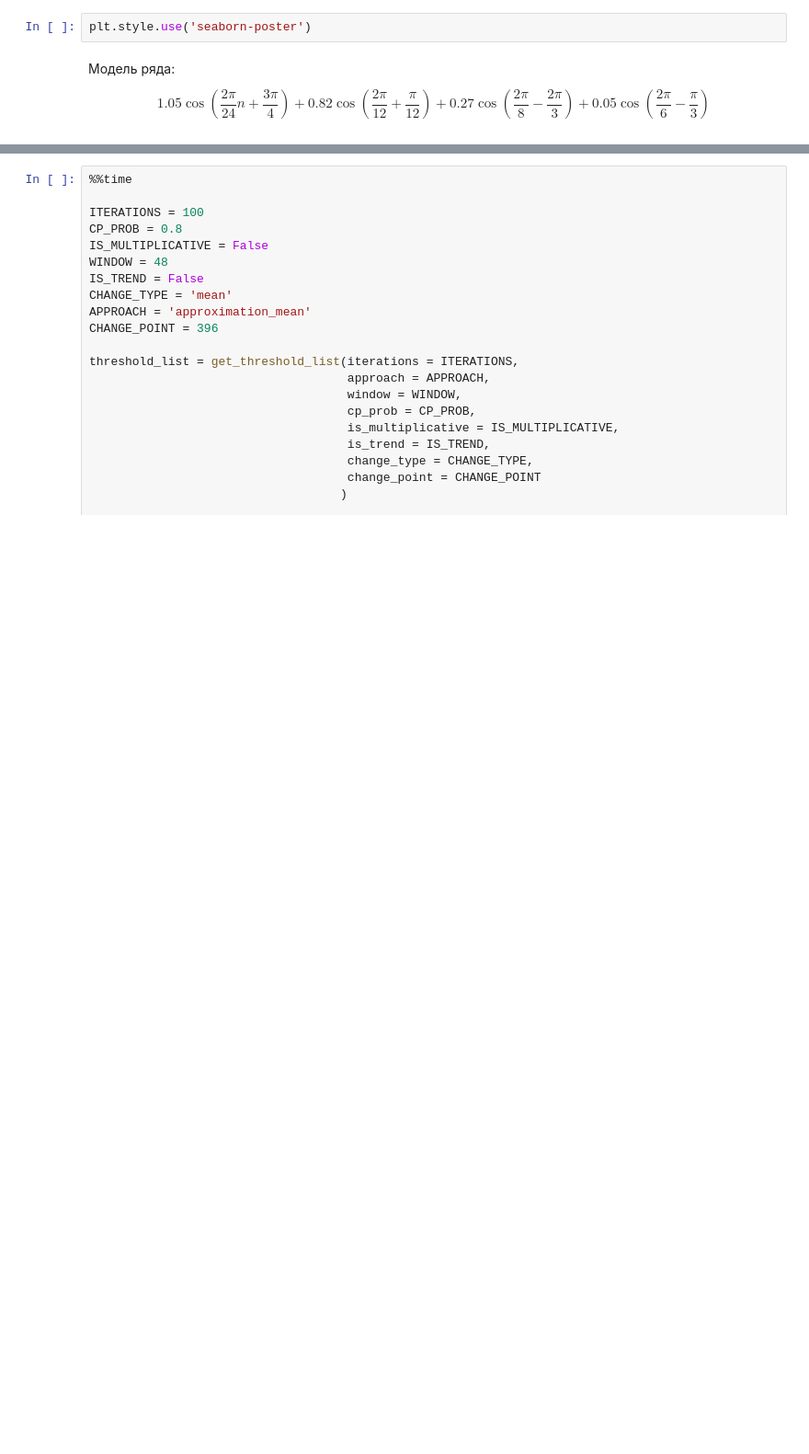
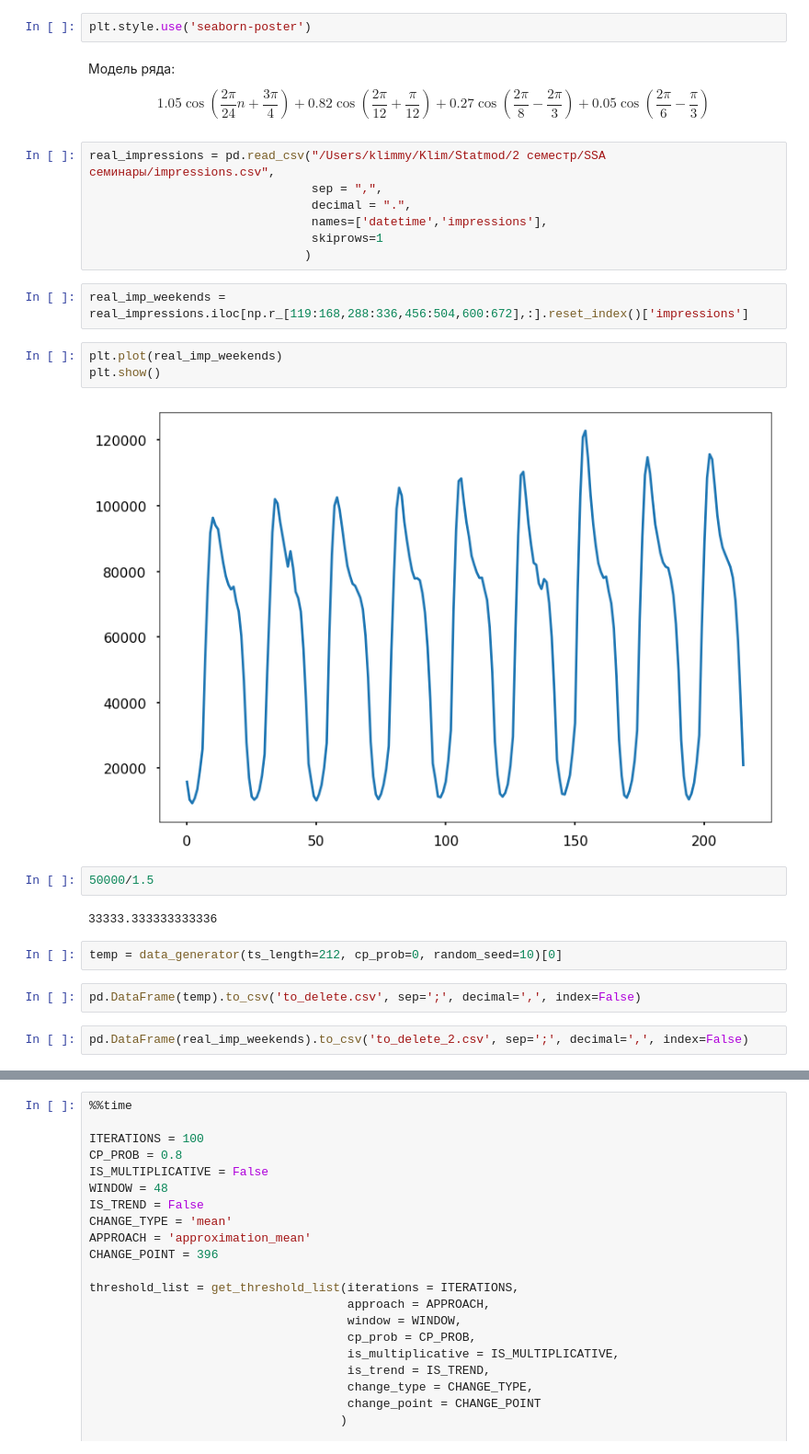
Before and after one commit to Klimmy/nir-ssa, a Jupyter notebook: 3rd semester/Pipeline 2.ipynb, the cells around one changed output, grey strips where cells are left out. Shown at 92% size. Cells and saved outputs as stored; diff of their text form; blank space fills up the shorter version.

```diff
--- a/3rd semester/Pipeline 2.ipynb
+++ b/3rd semester/Pipeline 2.ipynb
@@ -19,3 +22,27 @@ $$ 1.05\cos(\frac{2\pi}{24}n + \frac{3\pi}{4}) +
                     0.82\cos(\frac{2\pi}{12} + \frac{\pi}{12}) +
                     0.27\cos(\frac{2\pi}{8} - \frac{2\pi}{3}) +
                     0.05\cos(\frac{2\pi}{6} - \frac{\pi}{3}) $$
+# %%
+real_impressions = pd.read_csv("/Users/klimmy/Klim/Statmod/2 семестр/SSA семинары/impressions.csv",
+                               sep = ",",
+                               decimal = ".",
+                               names=['datetime','impressions'],
+                               skiprows=1
+                              )
+# %%
+real_imp_weekends = real_impressions.iloc[np.r_[119:168,288:336,456:504,600:672],:].reset_index()['impressions']
+# %%
+plt.plot(real_imp_weekends)
+plt.show()
+# %% [output]
+[figure, added]
+# %%
+50000/1.5
+# %% [output]
+33333.333333333336
+# %%
+temp = data_generator(ts_length=212, cp_prob=0, random_seed=10)[0]
+# %%
+pd.DataFrame(temp).to_csv('to_delete.csv', sep=';', decimal=',', index=False)
+# %%
+pd.DataFrame(real_imp_weekends).to_csv('to_delete_2.csv', sep=';', decimal=',', index=False)
```
Also changed, not shown: parts of 95 cells of this notebook.
